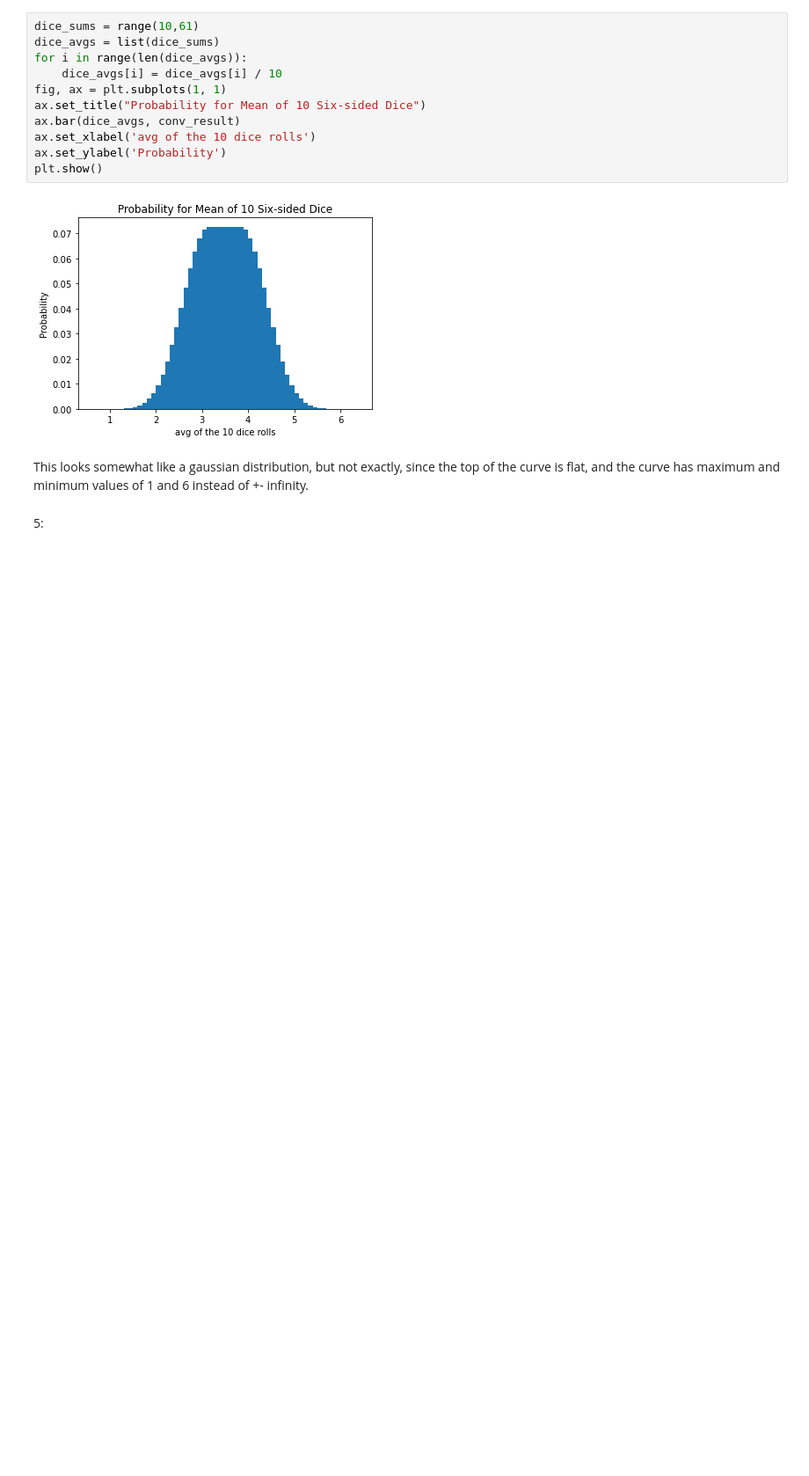
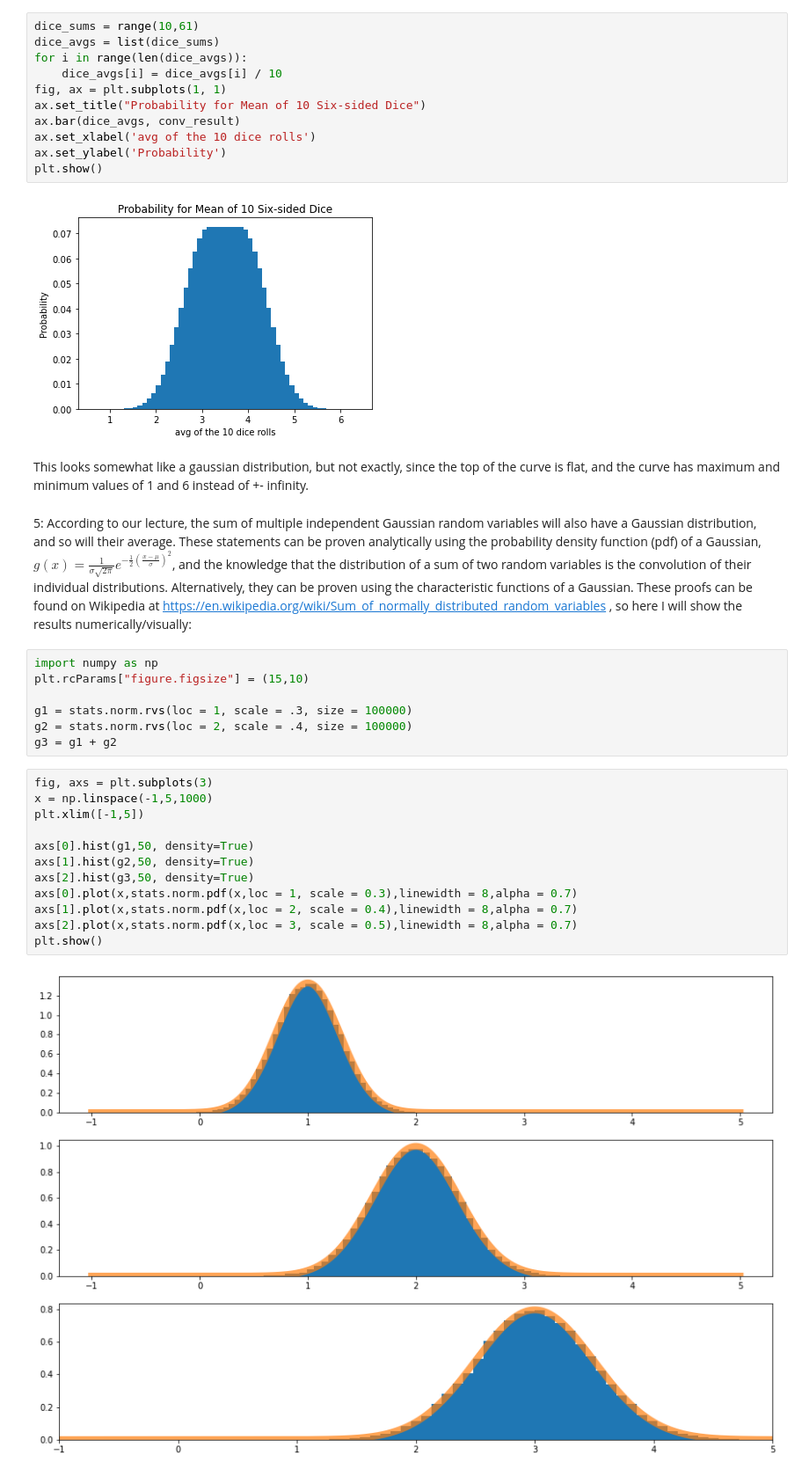
Before and after one commit to gitK2/Phys434A_au21, a Jupyter notebook: HW2_Convolution.ipynb, the cells around one changed output. Shown at 88% size. Drawn from its saved outputs; the diff is of its cells as text; blank space fills up the shorter version.

```diff
--- a/HW2_Convolution.ipynb
+++ b/HW2_Convolution.ipynb
@@ -111,4 +111,25 @@ plt.show()
 # %% [markdown]
 This looks somewhat like a gaussian distribution, but not exactly, since the top of the curve is flat, and the curve has maximum and minimum values of 1 and 6 instead of +- infinity.
 # %% [markdown]
-5:
+5: According to our lecture, the sum of multiple independent Gaussian random variables will also have a Gaussian distribution, and so will their average. These statements can be proven analytically using the probability density function (pdf) of a Gaussian, $g(x) = \frac{1}{\sigma\sqrt{2\pi}} e^{-\frac{1}{2}(\frac{x-\mu}{\sigma})^2}$, and the knowledge that the distribution of a sum of two random variables is the convolution of their individual distributions. Alternatively, they can be proven using the characteristic functions of a Gaussian. These proofs can be found on Wikipedia at https://en.wikipedia.org/wiki/Sum_of_normally_distributed_random_variables , so here I will show the results numerically/visually:
+# %%
+import numpy as np
+plt.rcParams["figure.figsize"] = (15,10)
+
+g1 = stats.norm.rvs(loc = 1, scale = .3, size = 100000)
+g2 = stats.norm.rvs(loc = 2, scale = .4, size = 100000)
+g3 = g1 + g2
+# %%
+fig, axs = plt.subplots(3)
+x = np.linspace(-1,5,1000)
+plt.xlim([-1,5])
+
+axs[0].hist(g1,50, density=True)
+axs[1].hist(g2,50, density=True)
+axs[2].hist(g3,50, density=True)
+axs[0].plot(x,stats.norm.pdf(x,loc = 1, scale = 0.3),linewidth = 8,alpha = 0.7)
+axs[1].plot(x,stats.norm.pdf(x,loc = 2, scale = 0.4),linewidth = 8,alpha = 0.7)
+axs[2].plot(x,stats.norm.pdf(x,loc = 3, scale = 0.5),linewidth = 8,alpha = 0.7)
+plt.show()
+# %% [output]
+[figure, added]
```
Also changed, not shown: parts of 3 cells of this notebook.
